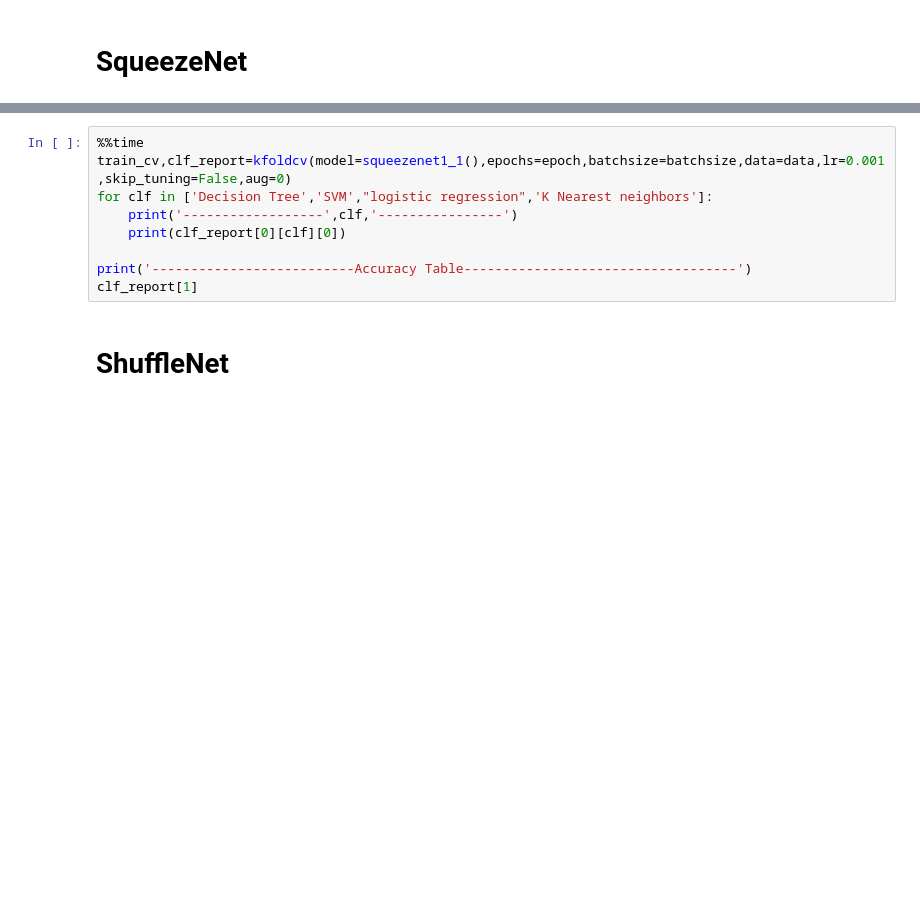
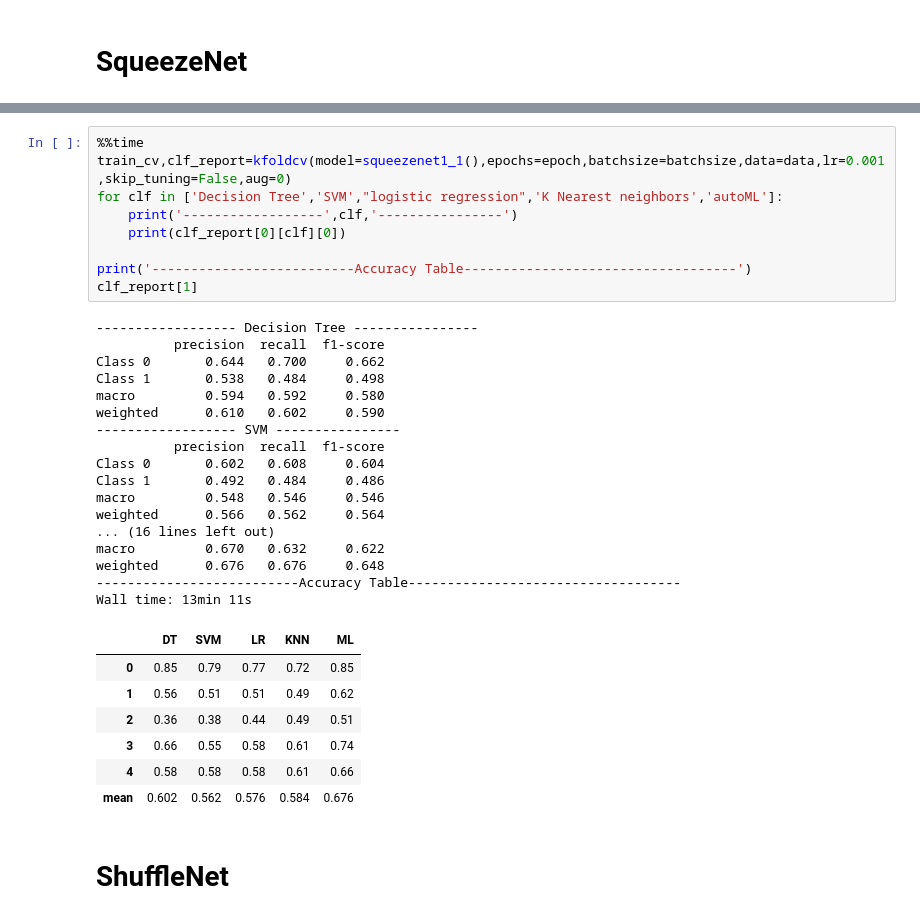
Before and after one commit to talhaanwarch/SIAMESE-classifier, a Jupyter notebook: notebooks/wrist_xray.ipynb, the cells around one changed output, grey strips where cells are left out. Drawn from its saved outputs; the diff is of its cells as text; blank space fills up the shorter version.

```diff
--- a/notebooks/wrist_xray.ipynb
+++ b/notebooks/wrist_xray.ipynb
@@ -128,12 +178,37 @@ clf_report[1]
 # %%
 %%time
 train_cv,clf_report=kfoldcv(model=squeezenet1_1(),epochs=epoch,batchsize=batchsize,data=data,lr=0.001,skip_tuning=False,aug=0)
-for clf in ['Decision Tree','SVM',"logistic regression",'K Nearest neighbors']:
+for clf in ['Decision Tree','SVM',"logistic regression",'K Nearest neighbors','autoML']:
     print('------------------',clf,'----------------')
     print(clf_report[0][clf][0])
 
 print('--------------------------Accuracy Table-----------------------------------')
 clf_report[1]
+# %% [output]
+------------------ Decision Tree ----------------
+          precision  recall  f1-score
+Class 0       0.644   0.700     0.662
+Class 1       0.538   0.484     0.498
+macro         0.594   0.592     0.580
+weighted      0.610   0.602     0.590
+------------------ SVM ----------------
+          precision  recall  f1-score
+Class 0       0.602   0.608     0.604
+Class 1       0.492   0.484     0.486
+macro         0.548   0.546     0.546
+weighted      0.566   0.562     0.564
+... (16 lines left out)
+macro         0.670   0.632     0.622
+weighted      0.676   0.676     0.648
+--------------------------Accuracy Table-----------------------------------
+Wall time: 13min 11s
+|  | DT | SVM | LR | KNN | ML |
+| 0 | 0.85 | 0.79 | 0.77 | 0.72 | 0.85 |
+| 1 | 0.56 | 0.51 | 0.51 | 0.49 | 0.62 |
+| 2 | 0.36 | 0.38 | 0.44 | 0.49 | 0.51 |
+| 3 | 0.66 | 0.55 | 0.58 | 0.61 | 0.74 |
+| 4 | 0.58 | 0.58 | 0.58 | 0.61 | 0.66 |
+| mean | 0.602 | 0.562 | 0.576 | 0.584 | 0.676 |
 # %% [markdown]
 # ShuffleNet
 # %%
```
Also changed, not shown: parts of 13 cells of this notebook, 3 other files.
